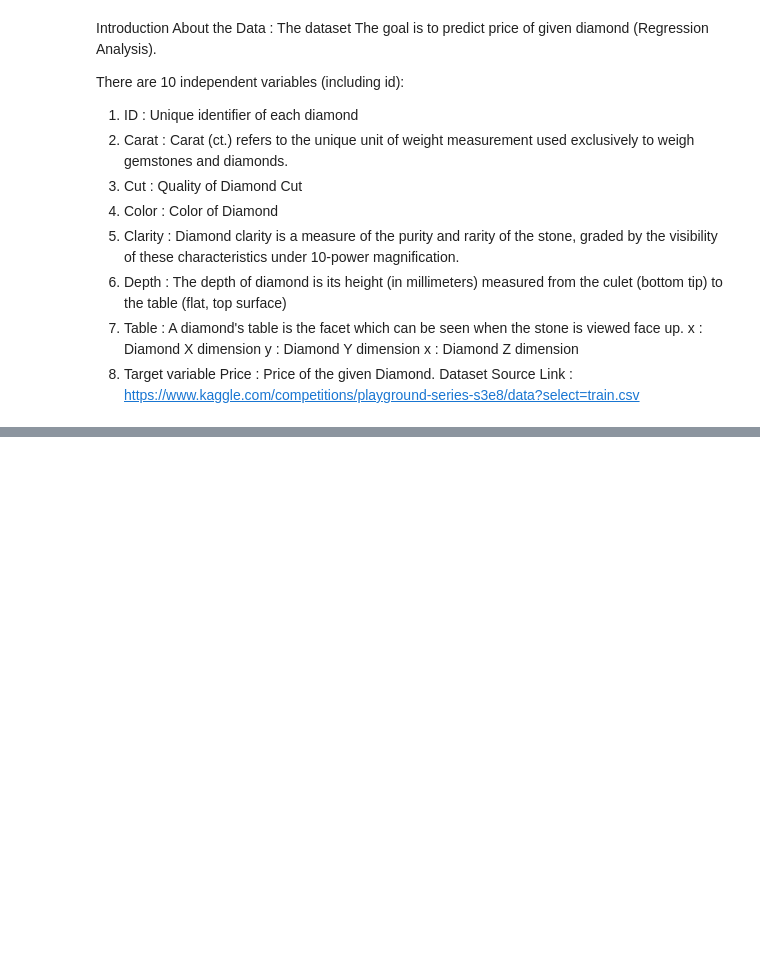
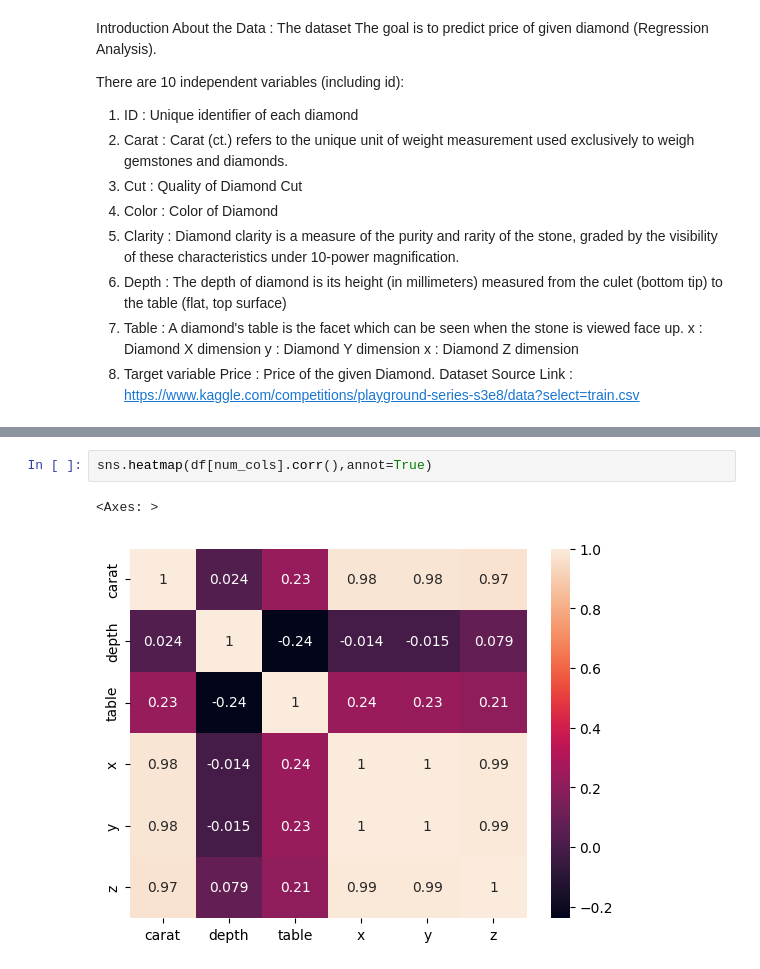
Before and after one commit to tharwai/mlbtest, a Jupyter notebook: notebook/EDA.ipynb, the cells around one changed output, grey strips where cells are left out. Cells and saved outputs as stored; diff of their text form; blank space fills up the shorter version.

```diff
--- a/notebook/EDA.ipynb
+++ b/notebook/EDA.ipynb
@@ -26,0 +175,5 @@ Dataset Source Link : https://www.kaggle.com/competitions/playground-series-s3e8
+# %%
+sns.heatmap(df[num_cols].corr(),annot=True)
+# %% [output]
+<Axes: >
+[figure, added]
```
Also changed, not shown: parts of 33 cells of this notebook, 5 other files.
